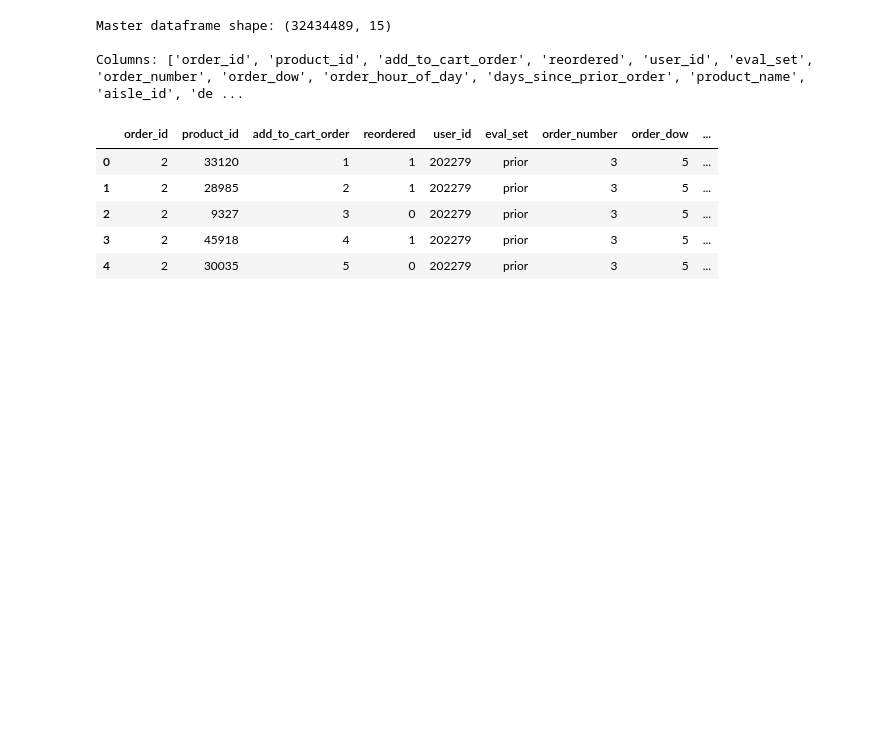
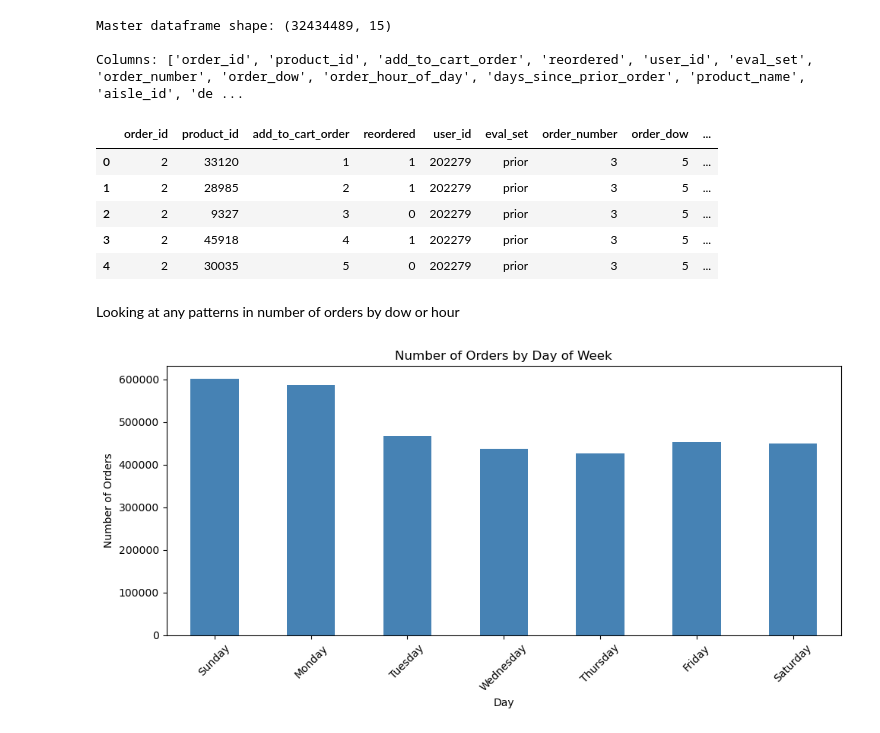
Before and after one commit to FarzaneHashemii/instacart_sales_analysis, a Jupyter notebook: notebooks/pre_analaysis.ipynb, the cells around one changed output. Saved outputs shown, nothing was run; the diff lists cells and outputs as text; code cells hidden in the pictures; blank space fills up the shorter version.

Commit message:
Initial EDA, and looking at customer segmentation

```diff
--- a/notebooks/pre_analaysis.ipynb
+++ b/notebooks/pre_analaysis.ipynb
@@ -104,3 +104,18 @@ Columns: ['order_id', 'product_id', 'add_to_cart_order', 'reordered', 'user_id',
 | 2 | 2 | 9327 | 3 | 0 | 202279 | prior | 3 | 5 | ... |
 | 3 | 2 | 45918 | 4 | 1 | 202279 | prior | 3 | 5 | ... |
 | 4 | 2 | 30035 | 5 | 0 | 202279 | prior | 3 | 5 | ... |
+# %% [markdown]
+Looking at any patterns in number of orders by dow or hour
+# %%
+plt.figure(figsize=(10, 5))
+day_map = {0: 'Sunday', 1: 'Monday', 2: 'Tuesday', 3: 'Wednesday',
+           4: 'Thursday', 5: 'Friday', 6: 'Saturday'}
+orders_df['order_dow'].map(day_map).value_counts().reindex(day_map.values()).plot(kind='bar', color='steelblue')
+plt.title('Number of Orders by Day of Week')
+plt.xlabel('Day')
+plt.ylabel('Number of Orders')
+plt.xticks(rotation=45)
+plt.tight_layout()
+plt.show()
+# %% [output]
+[figure, added]
```
Also changed, not shown: parts of 12 cells of this notebook.
